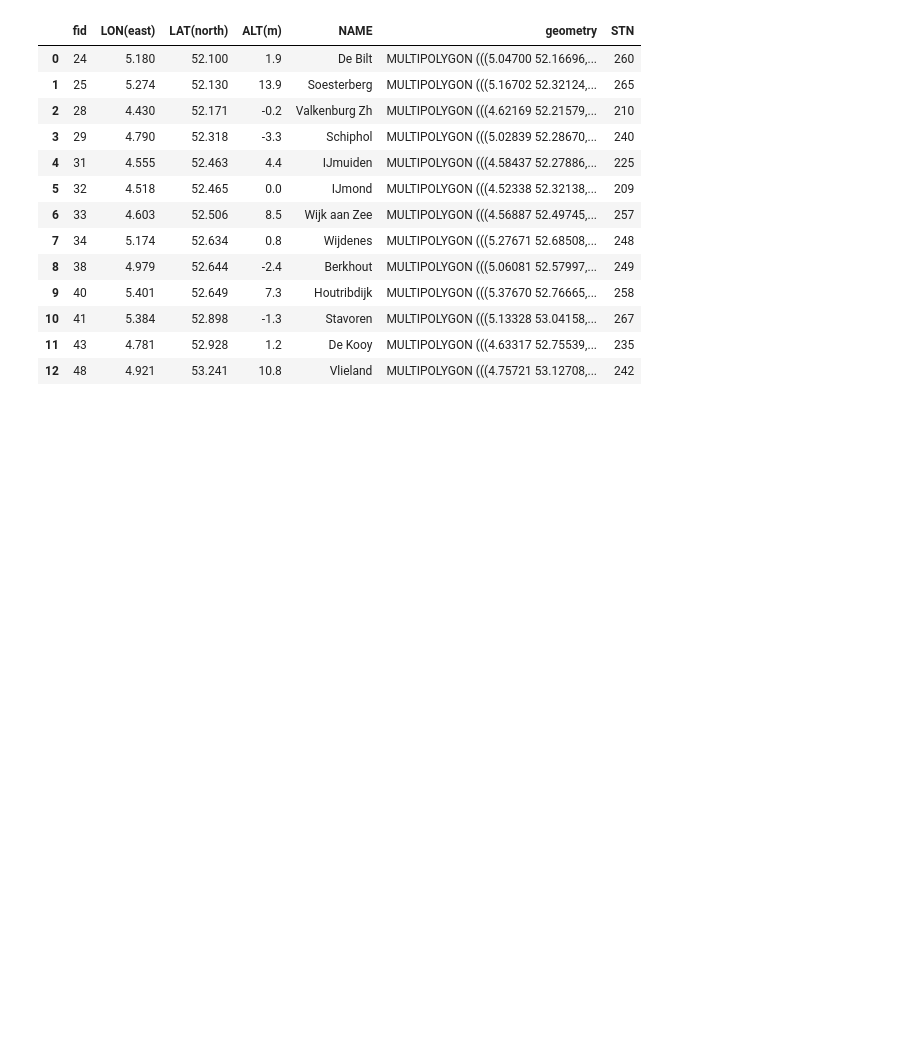
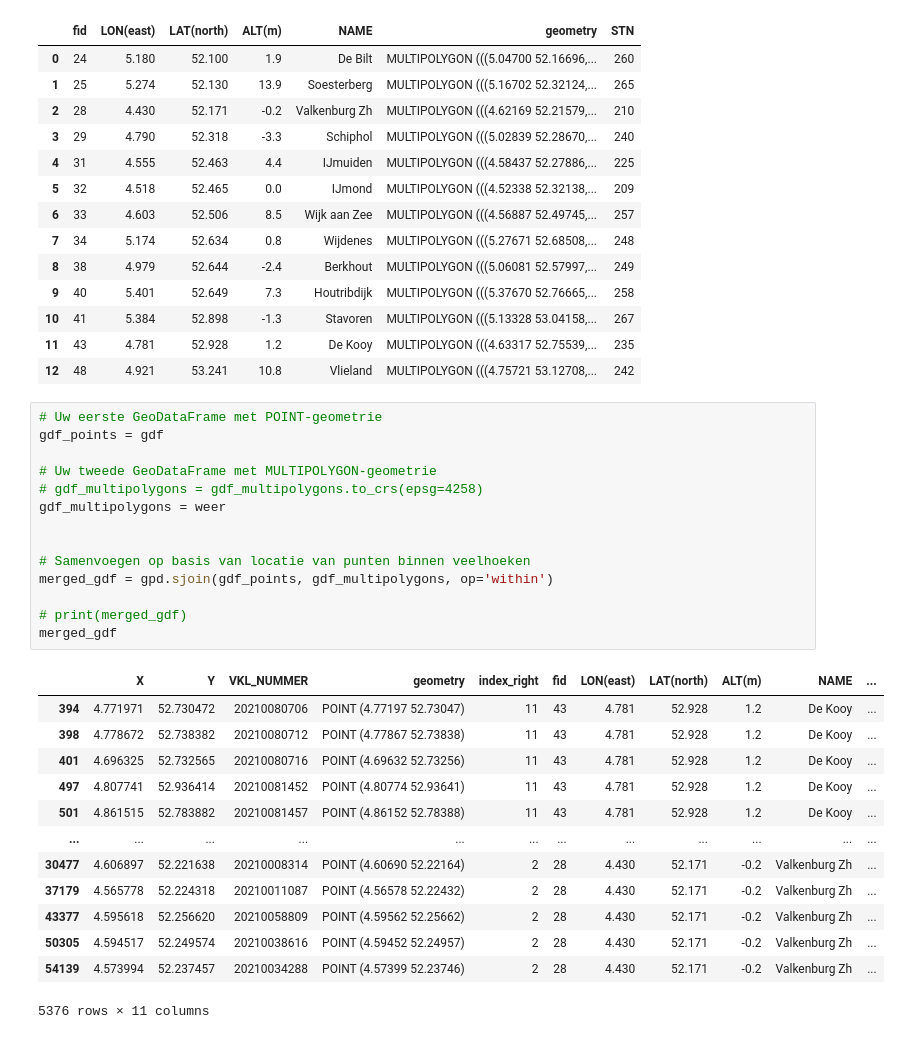
Before and after one commit to tj-072/eindpresentatie_VAv2, a Jupyter notebook: verkeer.ipynb, the cells around one changed output. Saved outputs shown, nothing was run; the diff lists cells and outputs as text; blank space fills up the shorter version.

```diff
--- a/verkeer.ipynb
+++ b/verkeer.ipynb
@@ -449,3 +449,31 @@ weer
 | 10 | 41 | 5.384 | 52.898 | -1.3 | Stavoren | MULTIPOLYGON (((5.13328 53.04158,... | 267 |
 | 11 | 43 | 4.781 | 52.928 | 1.2 | De Kooy | MULTIPOLYGON (((4.63317 52.75539,... | 235 |
 | 12 | 48 | 4.921 | 53.241 | 10.8 | Vlieland | MULTIPOLYGON (((4.75721 53.12708,... | 242 |
+# %%
+# Uw eerste GeoDataFrame met POINT-geometrie
+gdf_points = gdf
+
+# Uw tweede GeoDataFrame met MULTIPOLYGON-geometrie
+# gdf_multipolygons = gdf_multipolygons.to_crs(epsg=4258)
+gdf_multipolygons = weer
+
+
+# Samenvoegen op basis van locatie van punten binnen veelhoeken
+merged_gdf = gpd.sjoin(gdf_points, gdf_multipolygons, op='within')
+
+# print(merged_gdf)
+merged_gdf
+# %% [output]
+|  | X | Y | VKL_NUMMER | geometry | index_right | fid | LON(east) | LAT(north) | ALT(m) | NAME | ... |
+| 394 | 4.771971 | 52.730472 | 20210080706 | POINT (4.77197 52.73047) | 11 | 43 | 4.781 | 52.928 | 1.2 | De Kooy | ... |
+| 398 | 4.778672 | 52.738382 | 20210080712 | POINT (4.77867 52.73838) | 11 | 43 | 4.781 | 52.928 | 1.2 | De Kooy | ... |
+| 401 | 4.696325 | 52.732565 | 20210080716 | POINT (4.69632 52.73256) | 11 | 43 | 4.781 | 52.928 | 1.2 | De Kooy | ... |
+| 497 | 4.807741 | 52.936414 | 20210081452 | POINT (4.80774 52.93641) | 11 | 43 | 4.781 | 52.928 | 1.2 | De Kooy | ... |
+| 501 | 4.861515 | 52.783882 | 20210081457 | POINT (4.86152 52.78388) | 11 | 43 | 4.781 | 52.928 | 1.2 | De Kooy | ... |
+| ... | ... | ... | ... | ... | ... | ... | ... | ... | ... | ... | ... |
+| 30477 | 4.606897 | 52.221638 | 20210008314 | POINT (4.60690 52.22164) | 2 | 28 | 4.430 | 52.171 | -0.2 | Valkenburg Zh | ... |
+| 37179 | 4.565778 | 52.224318 | 20210011087 | POINT (4.56578 52.22432) | 2 | 28 | 4.430 | 52.171 | -0.2 | Valkenburg Zh | ... |
+| 43377 | 4.595618 | 52.256620 | 20210058809 | POINT (4.59562 52.25662) | 2 | 28 | 4.430 | 52.171 | -0.2 | Valkenburg Zh | ... |
+| 50305 | 4.594517 | 52.249574 | 20210038616 | POINT (4.59452 52.24957) | 2 | 28 | 4.430 | 52.171 | -0.2 | Valkenburg Zh | ... |
+| 54139 | 4.573994 | 52.237457 | 20210034288 | POINT (4.57399 52.23746) | 2 | 28 | 4.430 | 52.171 | -0.2 | Valkenburg Zh | ... |
+5376 rows × 11 columns
```
Also changed, not shown: parts of 2 cells of this notebook.
